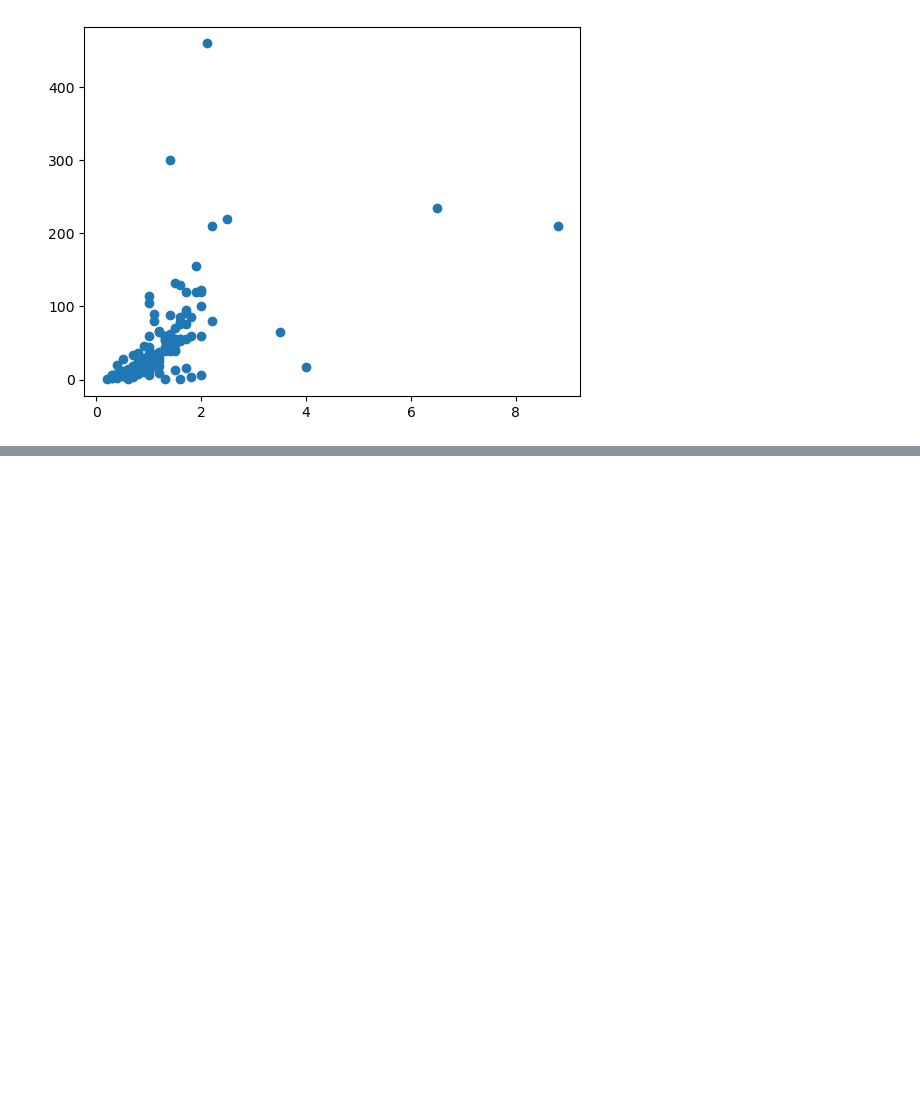
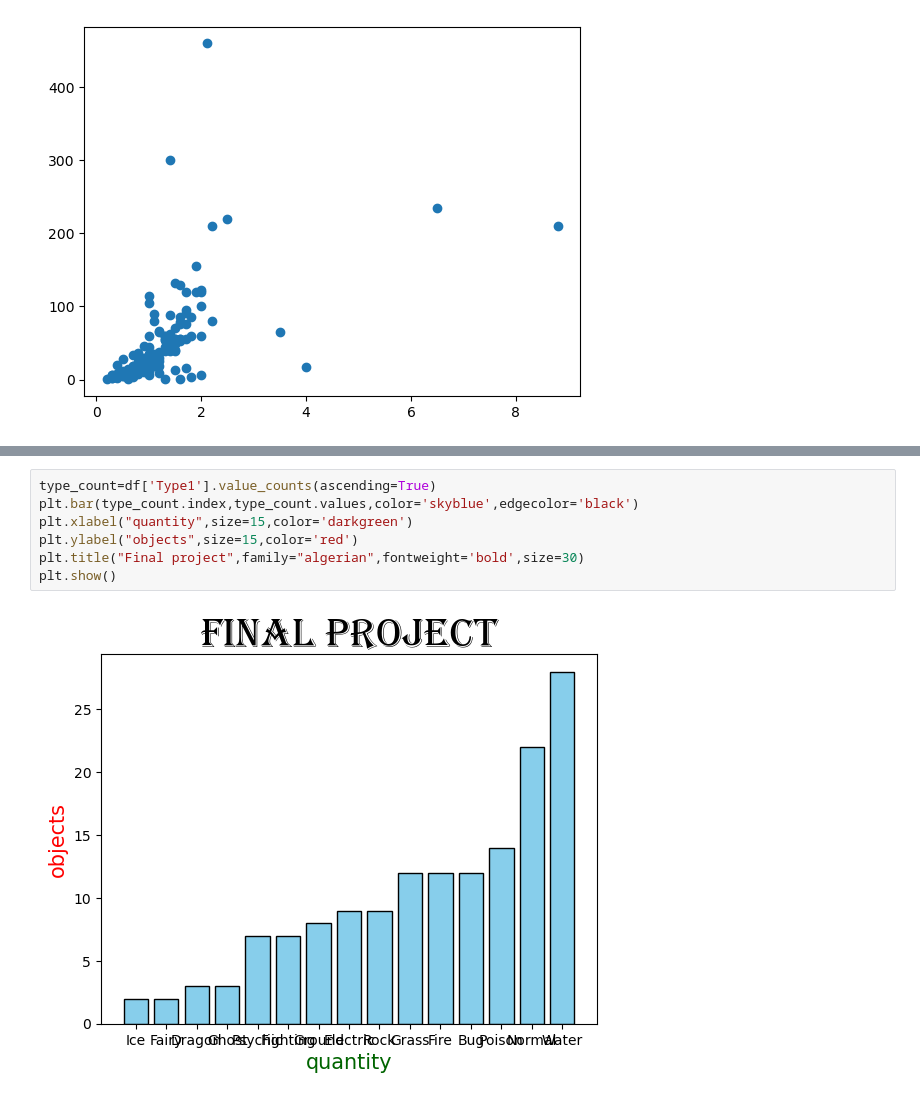
Before and after one commit to khairbakshnoor-pixel/PYTHON-Libraries-Numpy-Pandas-matplotlib-seaborn-, a Jupyter notebook: python_lib.ipynb, the cells around one changed output, grey strips where cells are left out. Drawn from its saved outputs; the diff is of its cells as text; blank space fills up the shorter version.

```diff
--- a/python_lib.ipynb
+++ b/python_lib.ipynb
@@ -631,0 +636,9 @@ plt.show()
+# %%
+type_count=df['Type1'].value_counts(ascending=True)
+plt.bar(type_count.index,type_count.values,color='skyblue',edgecolor='black')
+plt.xlabel("quantity",size=15,color='darkgreen')
+plt.ylabel("objects",size=15,color='red')
+plt.title("Final project",family="algerian",fontweight='bold',size=30)
+plt.show()
+# %% [output]
+[figure, added]
```
Also changed, not shown: parts of 1 cell of this notebook.
